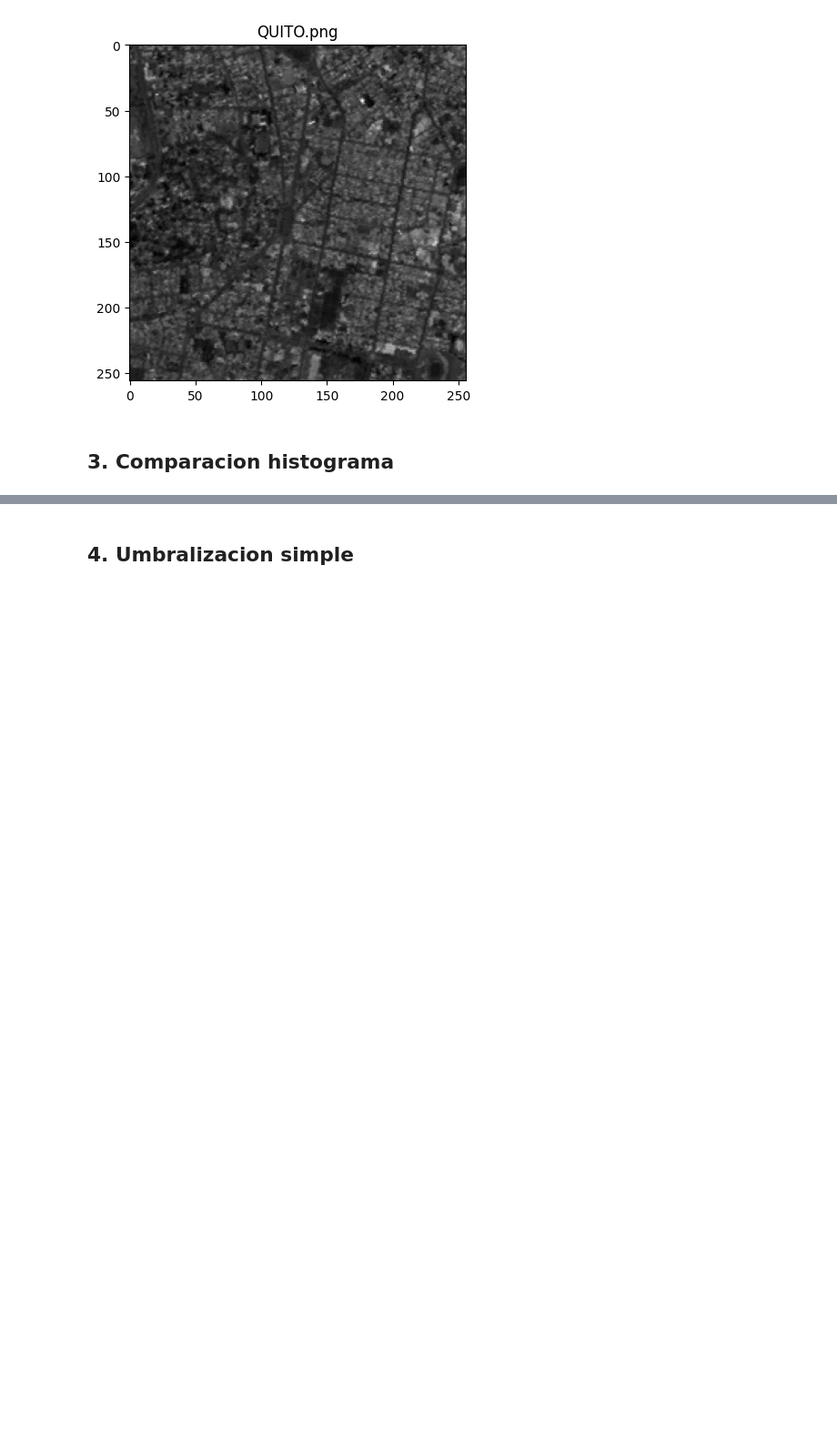
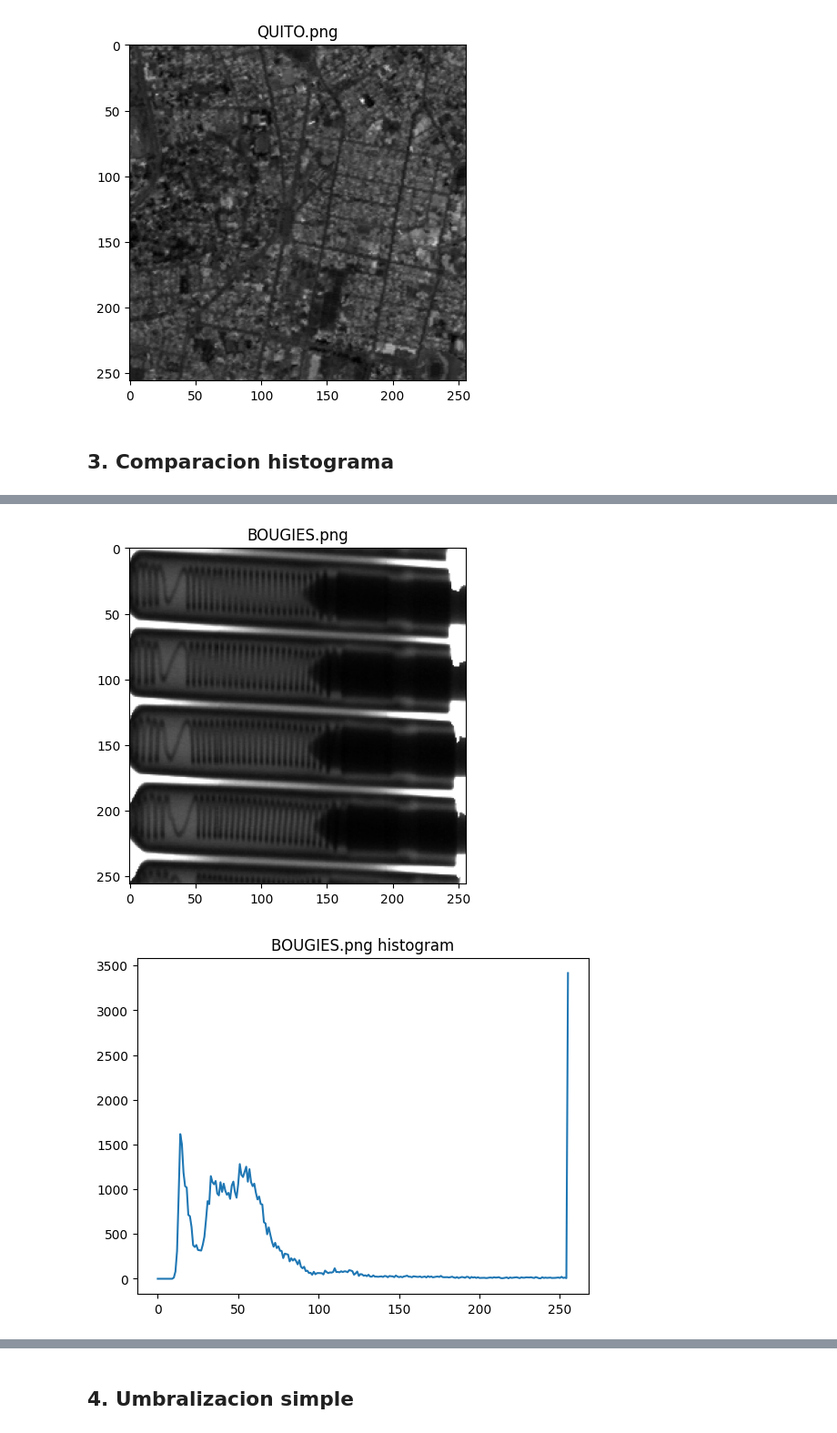
Before and after one commit to MISIS4825-IMAGENES-Y-VISION/Taller2, a Jupyter notebook: Taller2.ipynb, the cells around one changed output, grey strips where cells are left out. Shown at 91% size. Saved outputs shown, nothing was run; the diff lists cells and outputs as text; code cells hidden in the pictures; blank space fills up the shorter version.

```diff
--- a/Taller2.ipynb
+++ b/Taller2.ipynb
@@ -140,0 +153,21 @@ for path in img_3:
+# %%
+for path in img_3:
+    img = cv.imread(path, cv.IMREAD_GRAYSCALE)
+
+    img = exposure.rescale_intensity(
+        img, in_range=(10, 255), out_range=(0, 255)
+    ).astype(np.uint8)
+
+
+    plt.imshow(img, cmap="gray")
+    plt.title(path.name)
+    plt.show()
+
+    img = cv.imread(path, cv.IMREAD_GRAYSCALE)
+    hist = cv.calcHist([img], [0], None, [256], [0, 256])
+    plt.plot(hist)
+    plt.title(f"{path.name} histogram")
+    plt.show()
+# %% [output]
+[figure, added]
+[figure, added]
```
Also changed, not shown: parts of 4 cells of this notebook.
